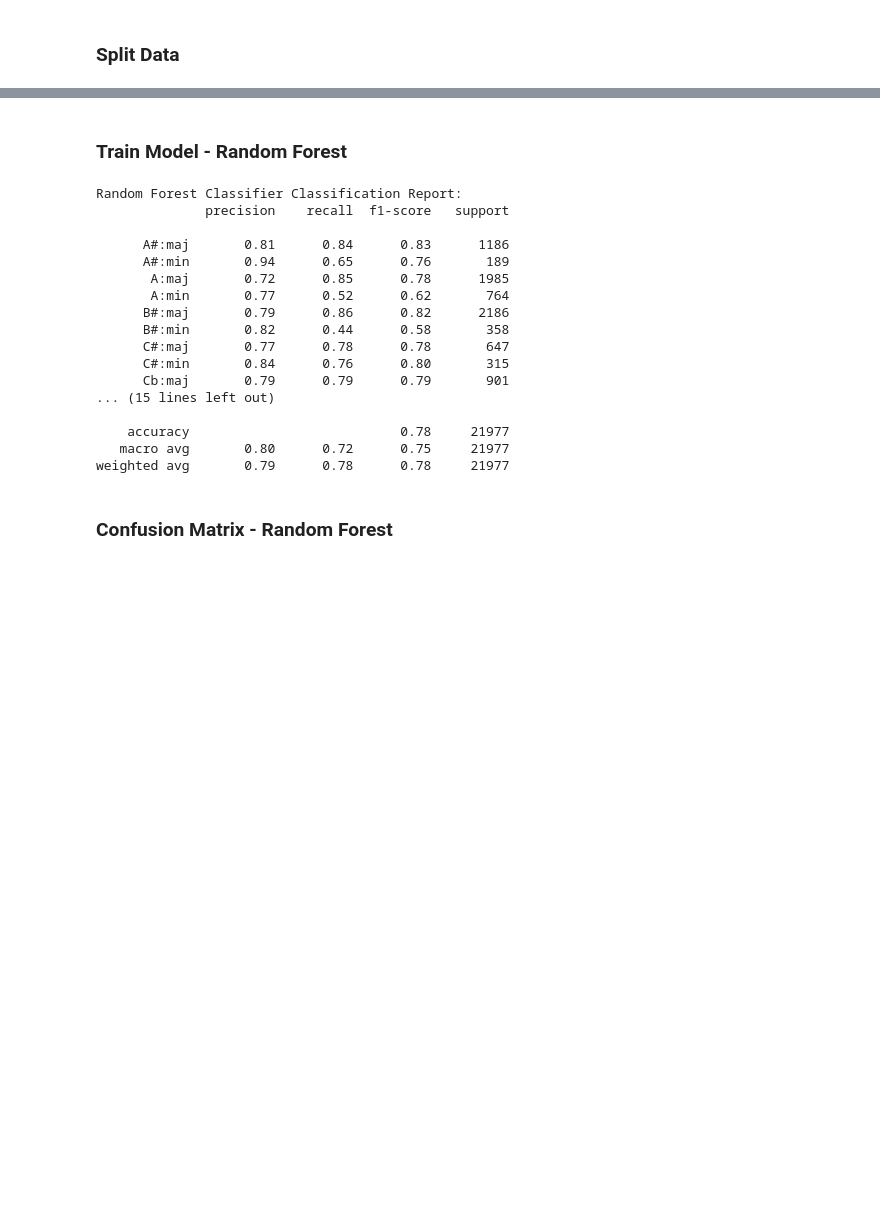
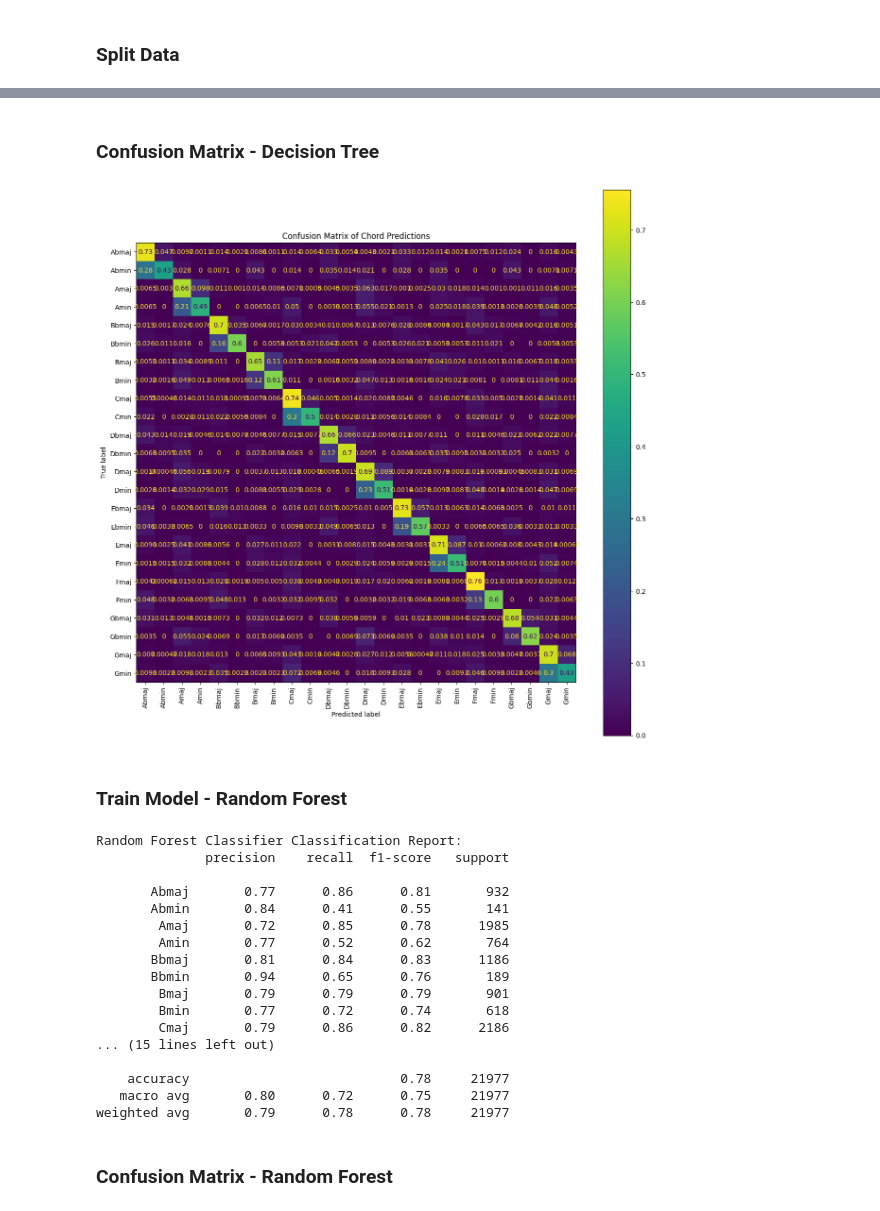
Before and after one commit to dalejk88/chord-detector, a Jupyter notebook: chord_detector.ipynb, the cells around one changed output, grey strips where cells are left out. Saved outputs shown, nothing was run; the diff lists cells and outputs as text; code cells hidden in the pictures; blank space fills up the shorter version.

```diff
--- a/chord_detector.ipynb
+++ b/chord_detector.ipynb
@@ -121,27 +150,45 @@ X_train, X_test, y_train, y_test = train_test_split(X, y, test_size=0.2, random_
+# %% [markdown]
+### Confusion Matrix - Decision Tree
+# %%
+from sklearn.metrics import confusion_matrix, ConfusionMatrixDisplay
+import matplotlib.pyplot as plt
+
+CHORD_LABELS = ['Abmaj', 'Abmin', 'Amaj', 'Amin', 'Bbmaj', 'Bbmin', 'Bmaj', 'Bmin',
+        'Cmaj', 'Cmin', 'Dbmaj', 'Dbmin', 'Dmaj', 'Dmin', 'Ebmaj', 'Ebmin', 'Emaj', 'Emin',
+        'Fmaj', 'Fmin', 'Gbmaj', 'Gbmin', 'Gmaj', 'Gmin']
+
+cm = confusion_matrix(y_test, dt_y_pred, labels=CHORD_LABELS, normalize='true')
+disp = ConfusionMatrixDisplay(confusion_matrix=cm, display_labels=CHORD_LABELS)
+fig, ax = plt.subplots(figsize=(15, 15))
+disp.plot(ax=ax, xticks_rotation='vertical')
+plt.title("Confusion Matrix of Chord Predictions")
+plt.show()
+# %% [output]
+[figure, added]
 # %% [markdown]
 ### Train Model - Random Forest
 # %%
 # Create and train the model
-model = RandomForestClassifier(n_estimators=100, random_state=42)
-model.fit(X_train, y_train)
+rf_model = RandomForestClassifier(n_estimators=100, random_state=42)
+rf_model.fit(X_train, y_train)
 
 # Predict on test set
-y_pred = model.predict(X_test)
+rf_y_pred = rf_model.predict(X_test)
 print("Random Forest Classifier Classification Report:")
-print(classification_report(y_test, y_pred))
+print(classification_report(y_test, rf_y_pred))
 # %% [output]
 Random Forest Classifier Classification Report:
               precision    recall  f1-score   support
 
-      A#:maj       0.81      0.84      0.83      1186
-      A#:min       0.94      0.65      0.76       189
-       A:maj       0.72      0.85      0.78      1985
-       A:min       0.77      0.52      0.62       764
-      B#:maj       0.79      0.86      0.82      2186
-      B#:min       0.82      0.44      0.58       358
-      C#:maj       0.77      0.78      0.78       647
-      C#:min       0.84      0.76      0.80       315
-      Cb:maj       0.79      0.79      0.79       901
+       Abmaj       0.77      0.86      0.81       932
+       Abmin       0.84      0.41      0.55       141
+        Amaj       0.72      0.85      0.78      1985
+        Amin       0.77      0.52      0.62       764
+       Bbmaj       0.81      0.84      0.83      1186
+       Bbmin       0.94      0.65      0.76       189
+        Bmaj       0.79      0.79      0.79       901
+        Bmin       0.77      0.72      0.74       618
+        Cmaj       0.79      0.86      0.82      2186
 ... (15 lines left out)
 
     accuracy                           0.78     21977
```
Also changed, not shown: parts of 9 cells of this notebook, 1 other file.
